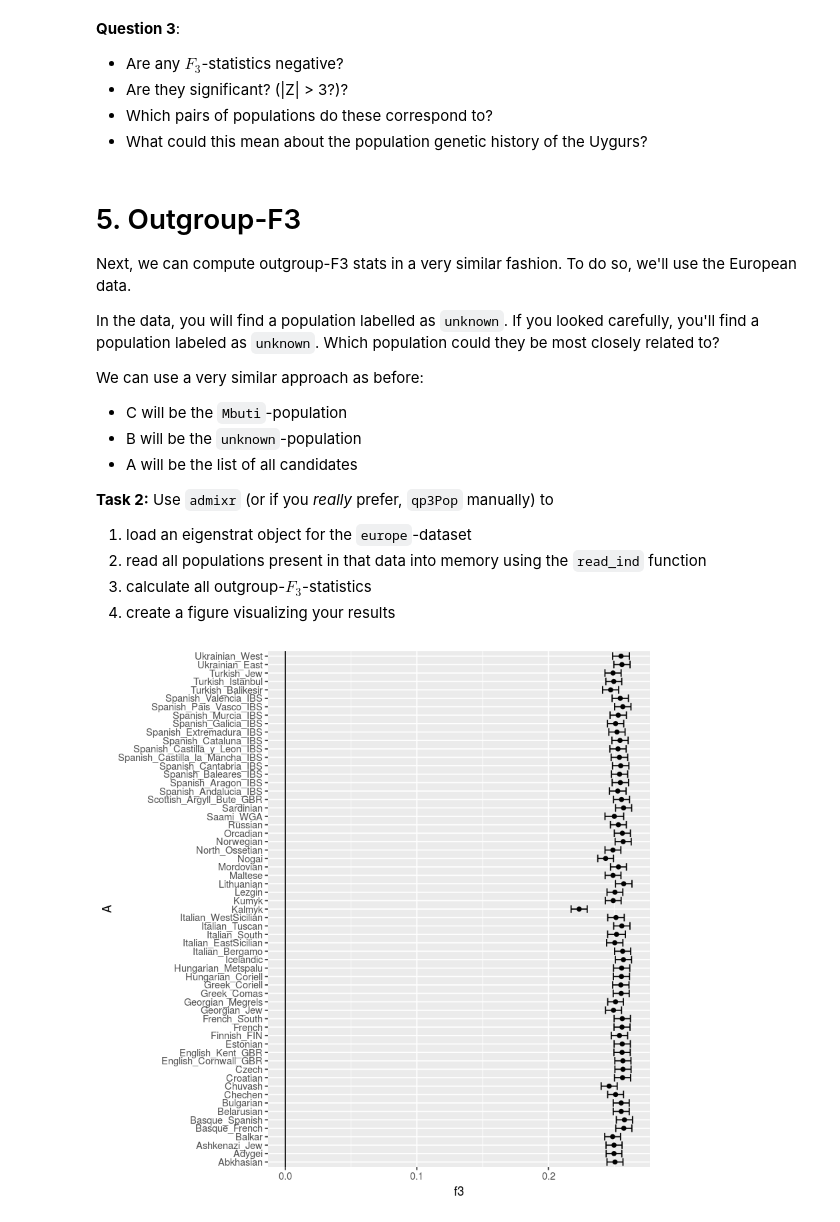
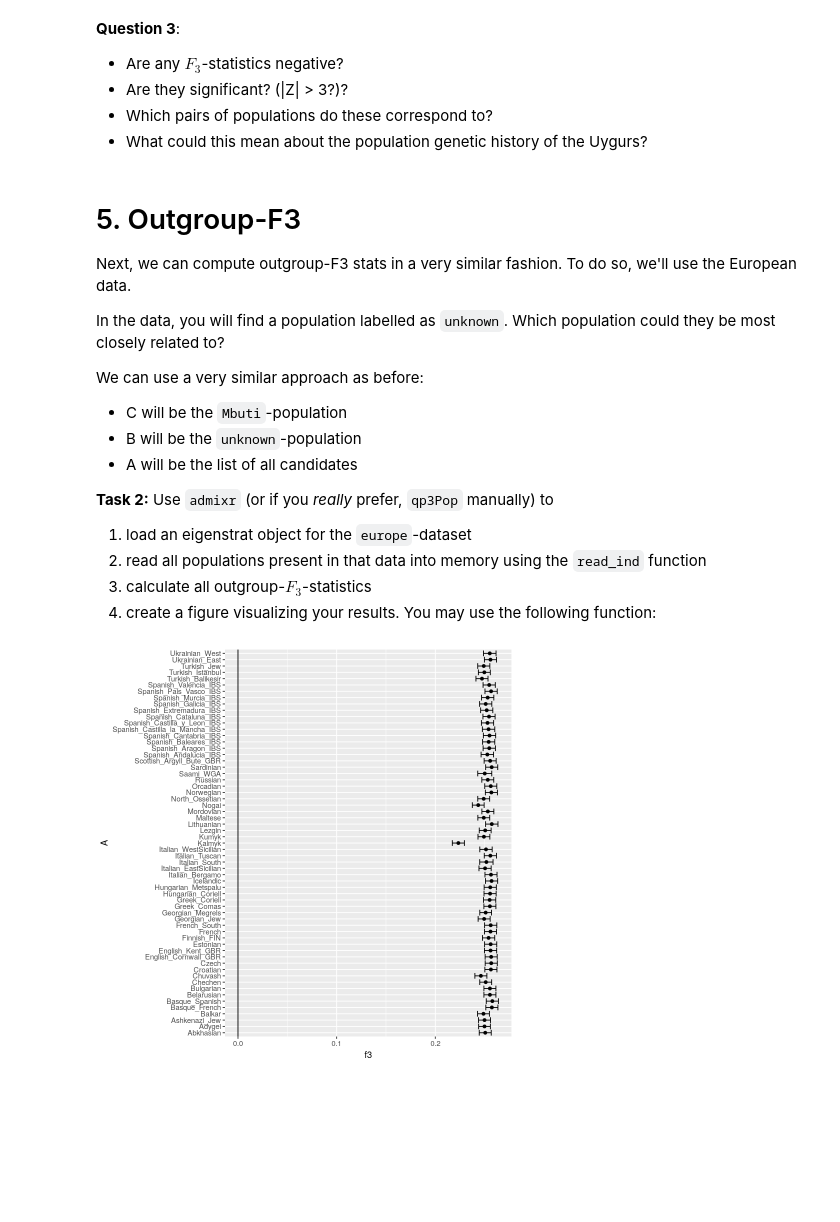
Before and after one commit to BenjaminPeter/cph_course, a Jupyter notebook: F-stats tutorial solution.ipynb, the cells around one changed output. Drawn from its saved outputs; the diff is of its cells as text; code cells hidden in the pictures; blank space fills up the shorter version.

```diff
--- a/F-stats tutorial solution.ipynb
+++ b/F-stats tutorial solution.ipynb
@@ -179,8 +104,7 @@ Next, we can compute outgroup-F3 stats in a very similar fashion. To do so,
 we'll use the European data.
 
 In the data, you will find a population labelled as `unknown`.
-If you looked carefully, you'll find a population
-labeled as `unknown`. Which population could they be most closely related to?
+Which population could they be most closely related to?
 
 We can use a very similar approach as before:
  - C will be the `Mbuti`-population
@@ -191,20 +115,26 @@ We can use a very similar approach as before:
 1. load an eigenstrat object for the `europe`-dataset
 2. read all populations present in that data into memory using the `read_ind` function
 3. calculate all outgroup-$F_3$-statistics
-4. create a figure visualizing your results
+4. create a figure visualizing your results. You may use the following function:
+# %%
+viz_outgroup_f3 <- function(f3_res){
+    f3_res %>%
+    ggplot(aes(x=A, y=f3, ymin=f3-3*stderr, ymax = f3+3*stderr)) +
+    geom_point() +
+    geom_errorbar() +
+    geom_hline(yintercept = 0) +
+    coord_flip()
+    }
 # %%
 europe <- admixr::eigenstrat("data/europe/europe")
 ind <- admixr::read_ind(europe)
 pops <- unique(ind$label)
 pops <- pops[!pops %in% c("Unknown", "MbutiPygmy")]
 
 f3_res = f3(europe, A=pops, B="Unknown", C="MbutiPygmy")
+viz_outgroup_f3(f3_res)
+# %% [output]
+[figure, added]
-# %%
-f3_res %>%
-    ggplot(aes(x=A, y=f3, ymin=f3-3*stderr, ymax = f3+3*stderr)) +
-    geom_point() + geom_errorbar() +geom_hline(yintercept = 0) + coord_flip()
-# %% [output]
-[figure, removed]
 # %% [markdown]
 # 6. D-statistics
 next, we can test for admixture in the past history of humans by lookin for an excess of ABBA or an excess of BABA sites in a 4-population tree.
```
Also changed, not shown: parts of 19 cells of this notebook, 3 other files.
